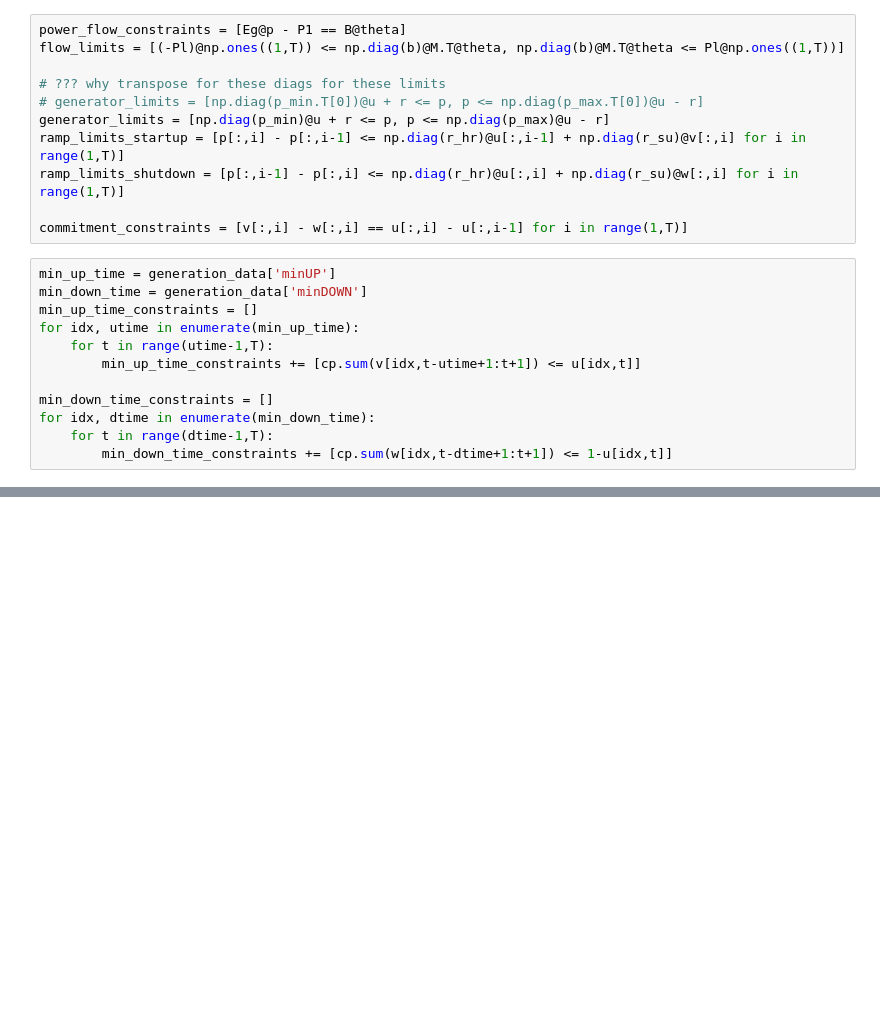
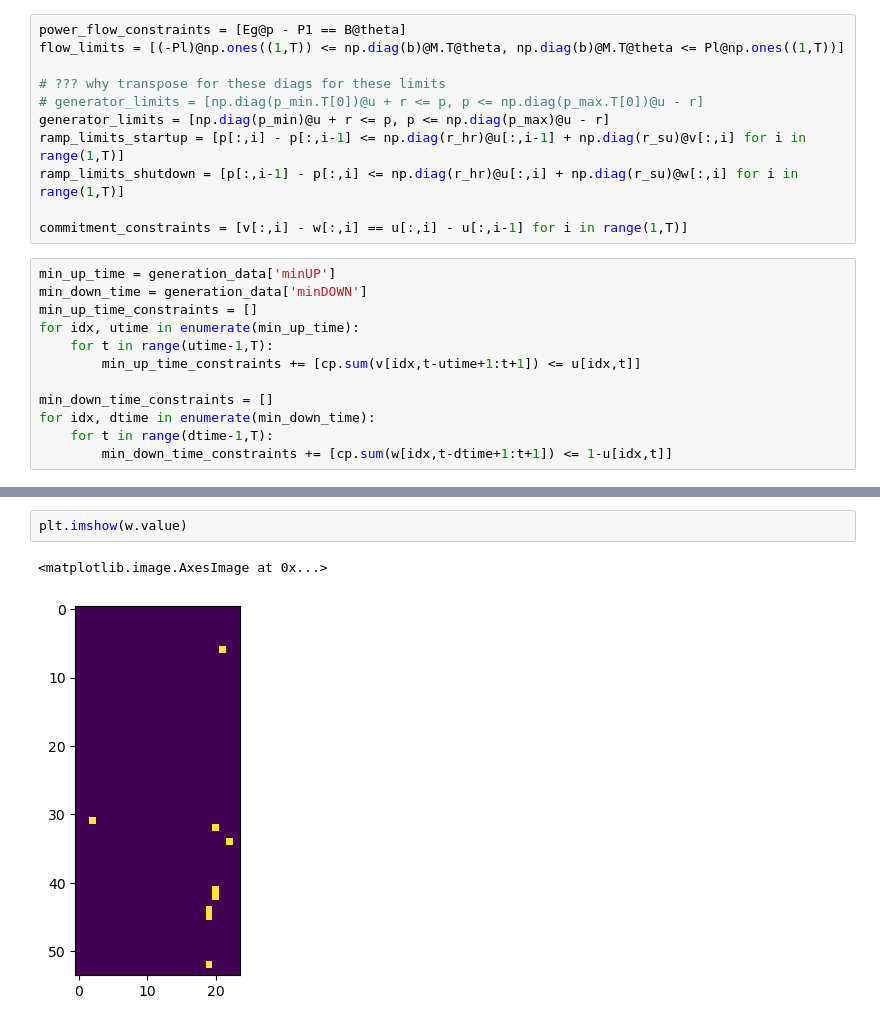
Before and after one commit to noraSSH/energy-system, a Jupyter notebook: final.ipynb, the cells around one changed output, grey strips where cells are left out. Cells and saved outputs as stored; diff of their text form; blank space fills up the shorter version.

```diff
--- a/final.ipynb
+++ b/final.ipynb
@@ -211,0 +263,5 @@ res = prob.solve(solver = cp.GUROBI,verbose=True,MIPgap = 0.01)
+# %%
+plt.imshow(w.value)
+# %% [output]
+<matplotlib.image.AxesImage at 0x...>
+[figure, added]
```
Also changed, not shown: parts of 13 cells of this notebook.
